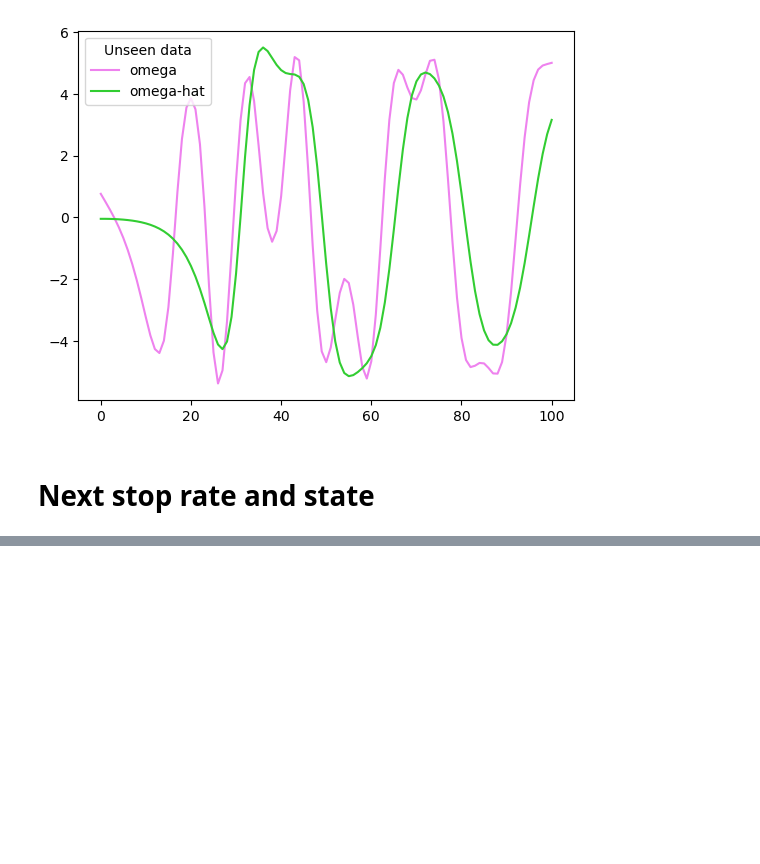
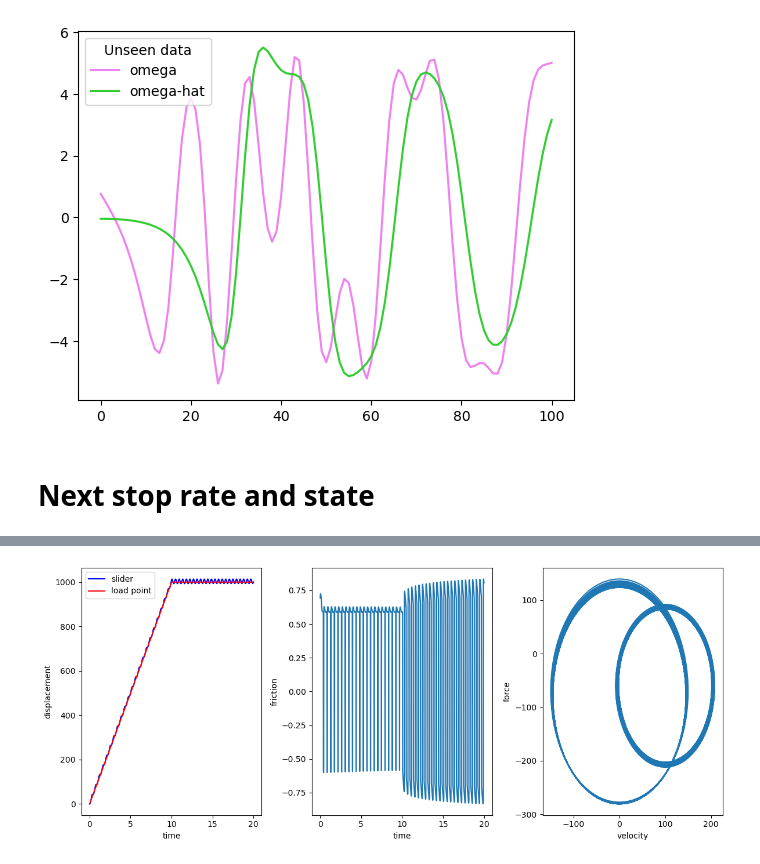
Before and after one commit to thwbecker/ML-for-EQ-physics-discovery, a Jupyter notebook: tutorial1.ipynb, the cells around one changed output, grey strips where cells are left out. Saved outputs shown, nothing was run; the diff lists cells and outputs as text; code cells hidden in the pictures; blank space fills up the shorter version.

Commit message:
added rate and state to the notebook, no pysr yet

```diff
--- a/tutorial1.ipynb
+++ b/tutorial1.ipynb
@@ -231,0 +449,39 @@ plt.legend(['omega', 'omega-hat'], title='Unseen data')
+# %%
+par = rs_parameters()
+x0 = [0, par.v0, par.Dc/par.v0, 0]
+tmax = 20
+nsteps = 4000
+t = np.linspace(0, tmax, nsteps)
+par.k = 20
+par.m = .1
+par.sn = 1e2
+par.v0 = 1e2
+# x = ode_solver_scipy(x0, t, par)
+x = integrate.odeint(dxdt, x0, t, astuple(par), rtol=1e-12)
+
+displacement = x[:,0]
+velocity = x[:,1]
+state = x[:,2]
+loadpoint_displacement = x[:,3]
+force = par.k * (loadpoint_displacement - displacement) # loading force
+fric = rs_friction(par.mu_0, velocity, par.v0, par.a, par.b, par.Dc, state)§
+# %%
+fig, axes = plt.subplots(1, 3, figsize=(12, 5))
+
+axes[0].plot(t, displacement, color='blue', label='slider')
+axes[0].plot(t, loadpoint_displacement, color='red', label='load point')
+axes[0].set_xlabel('time')
+axes[0].set_ylabel('displacement')
+axes[0].legend()
+
+axes[1].plot(t, fric)
+axes[1].set_xlabel('time')
+axes[1].set_ylabel('friction')
+
+axes[2].plot(velocity, force)
+axes[2].set_xlabel('velocity')
+axes[2].set_ylabel('force')
+
+fig.tight_layout()
+# %% [output]
+[figure, added]
```
Also changed, not shown: parts of 18 cells of this notebook, 1 other file.
